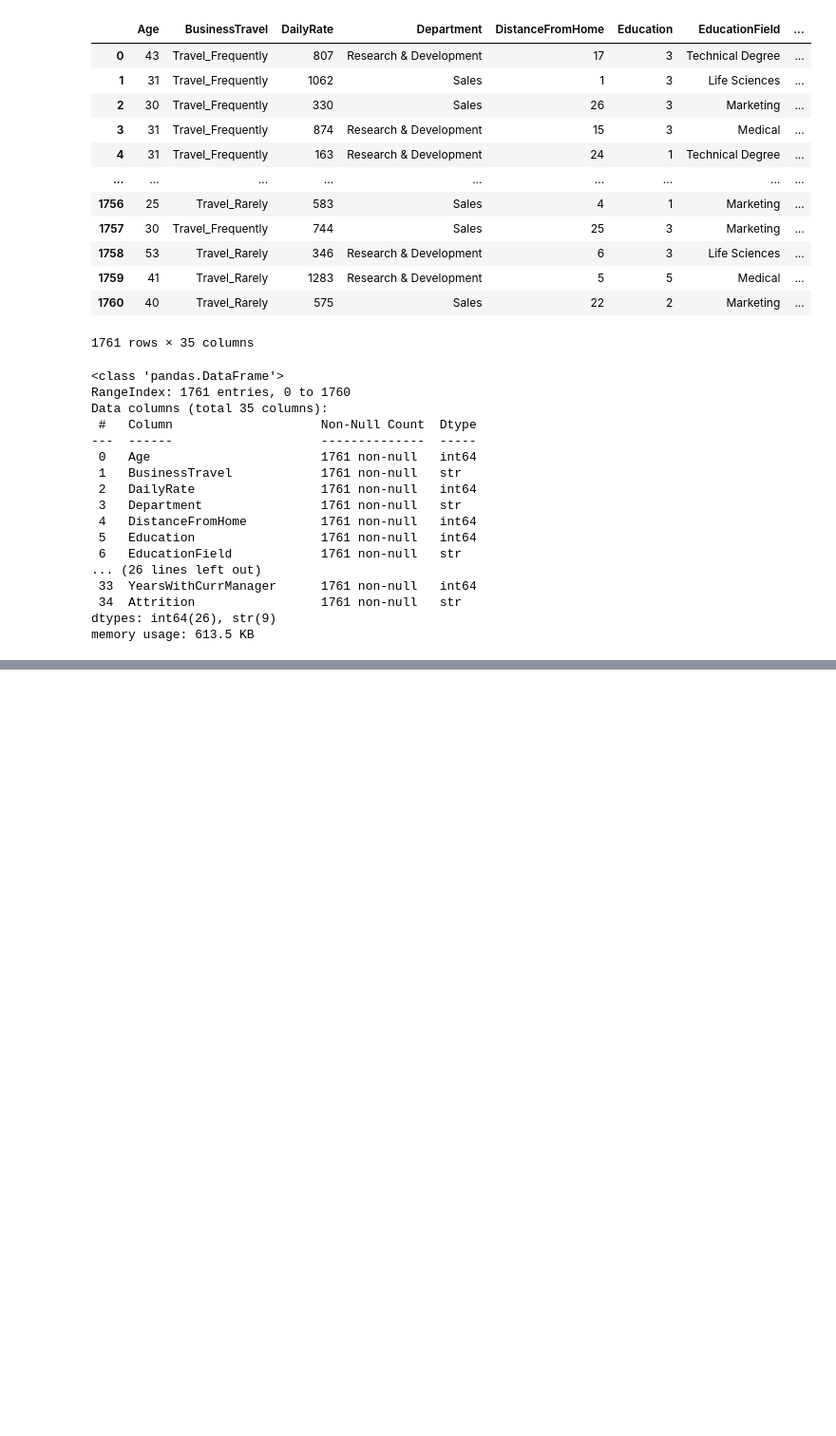
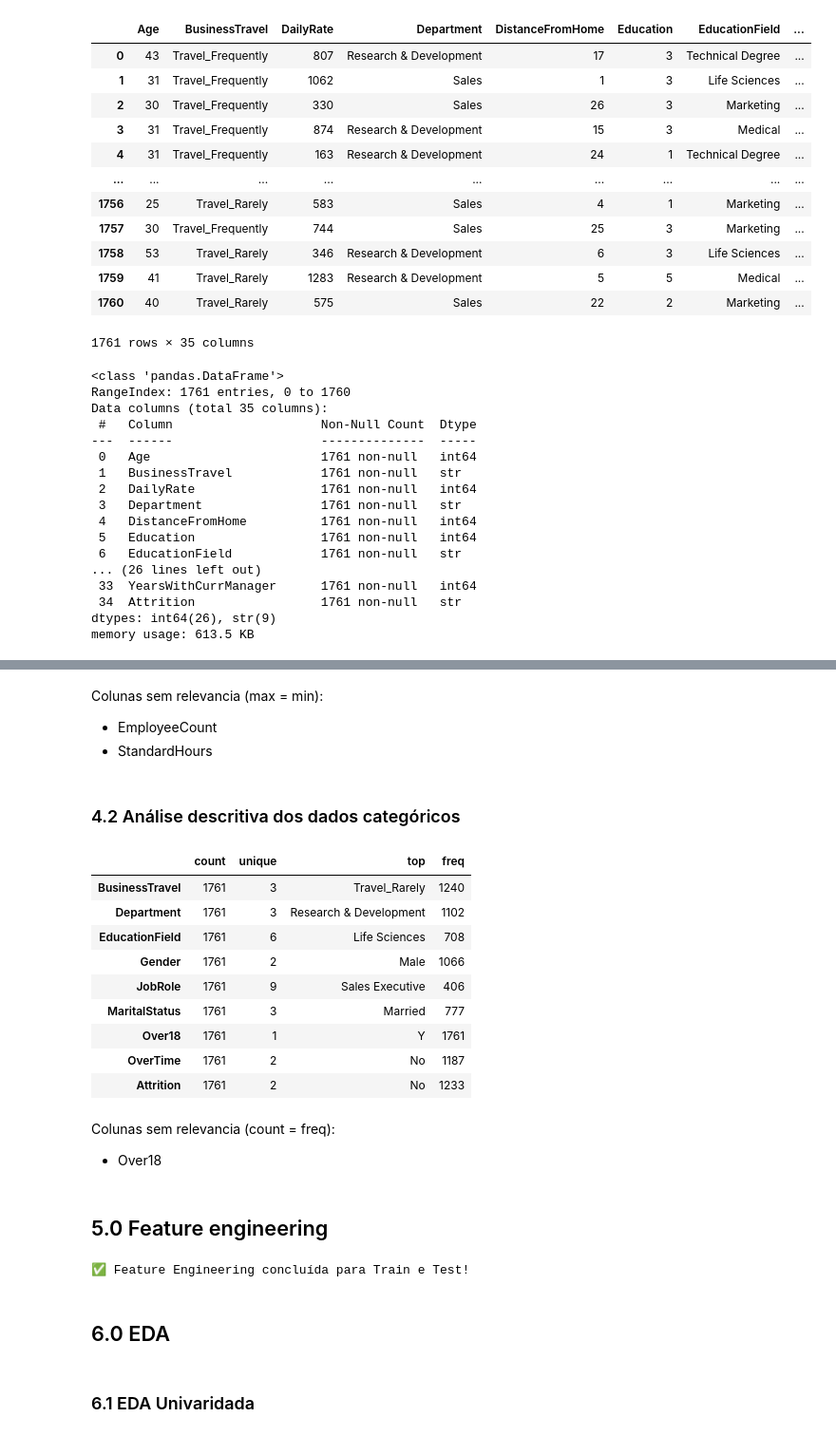
Before and after one commit to ChristianoDS/turnover_project, a Jupyter notebook: src/qualidade_dados_turnover.ipynb, the cells around one changed output, grey strips where cells are left out. Shown at 95% size. Saved outputs shown, nothing was run; the diff lists cells and outputs as text; code cells hidden in the pictures; blank space fills up the shorter version.

```diff
--- a/src/qualidade_dados_turnover.ipynb
+++ b/src/qualidade_dados_turnover.ipynb
@@ -133,0 +148,76 @@ memory usage: 613.5 KB
+# %% [markdown]
+Colunas sem relevancia (max = min):
+- EmployeeCount
+- StandardHours
+# %% [markdown]
+### 4.2 Análise descritiva dos dados categóricos
+# %%
+# Atributos categóricos (object/str), incluindo a variável alvo 'Attrition'.
+cat_attributes = df1.select_dtypes(include=["object", "string"]).columns.tolist()
+
+df1[cat_attributes].describe().T
+# %% [output]
+|  | count | unique | top | freq |
+| BusinessTravel | 1761 | 3 | Travel_Rarely | 1240 |
+| Department | 1761 | 3 | Research & Development | 1102 |
+| EducationField | 1761 | 6 | Life Sciences | 708 |
+| Gender | 1761 | 2 | Male | 1066 |
+| JobRole | 1761 | 9 | Sales Executive | 406 |
+| MaritalStatus | 1761 | 3 | Married | 777 |
+| Over18 | 1761 | 1 | Y | 1761 |
+| OverTime | 1761 | 2 | No | 1187 |
+| Attrition | 1761 | 2 | No | 1233 |
+# %% [markdown]
+Colunas sem relevancia (count = freq):
+- Over18
+# %% [markdown]
+## 5.0 Feature engineering
+# %%
+# 1. Estabilidade e Fidelidade
+for df_ in [df_train, df_test]:
+    df_['CareerStability'] = df_['TotalWorkingYears'] / (df_['NumCompaniesWorked'] + 1)
+    df_['LoyaltyRatio'] = df_['YearsAtCompany'] / (df_['TotalWorkingYears'] + 1e-6)
+
+# 2. Renda Relativa (Mede frustração salarial por nível)
+median_income_per_level = df_train.groupby('JobLevel')['MonthlyIncome'].transform('median')
+df_train['IncomeRelativeToLevel'] = df_train['MonthlyIncome'] / median_income_per_level
+
+median_income_test = df_test.groupby('JobLevel')['MonthlyIncome'].transform('median')
+df_test['IncomeRelativeToLevel'] = df_test['MonthlyIncome'] / median_income_test
+
+# 3. Impacto de Deslocamento e Estagnação
+for df_ in [df_train, df_test]:
+    df_['CommuteImpact'] = df_['DistanceFromHome'] / (df_['MonthlyIncome'] + 1e-6)
+    df_['PromotionLag'] = df_['YearsSinceLastPromotion'] / (df_['YearsInCurrentRole'] + 1e-6)
+    df_['ManagerTrust'] = df_['YearsWithCurrManager'] / (df_['YearsAtCompany'] + 1e-6)
+
+# 4. Satisfação Consolidada
+for df_ in [df_train, df_test]:
+    df_['TotalSatisfactionScore'] = (df_['EnvironmentSatisfaction'] +
+                                     df_['JobSatisfaction'] +
+                                     df_['RelationshipSatisfaction'] +
+                                     df_['WorkLifeBalance'])
+
+# 5. Risco: Horas Extras com Baixo Envolvimento
+for df_ in [df_train, df_test]:
+    df_['OverTimeRisk'] = df_.apply(lambda x: 1 if (x['OverTime'] == 'Yes') and (x['JobInvolvement'] < 3) else 0, axis=1)
+
+# 6. Categórica: Ciclo de Vida
+for df_ in [df_train, df_test]:
+    df_['AgeGroup'] = df_['Age'].apply(lambda x: 'young' if x < 25 else ('adult' if x < 45 else 'senior'))
+
+# 7. Estabilidade Profissional (Variáveis Refinadas)
+for df_ in [df_train, df_test]:
+    df_['Stability_Ratio'] = df_['YearsAtCompany'] / (df_['TotalWorkingYears'] + 1e-5)
+    df_['Income_Age_Ratio'] = df_['MonthlyIncome'] / df_['Age']
+    df_['Manager_Loyalty'] = df_['YearsWithCurrManager'] / (df_['YearsAtCompany'] + 1e-5)
+
+df_train.fillna(0, inplace=True)
+df_test.fillna(0, inplace=True)
+print("✅ Feature Engineering concluída para Train e Test!")
+# %% [output]
+✅ Feature Engineering concluída para Train e Test!
+# %% [markdown]
+## 6.0 EDA
+# %% [markdown]
+### 6.1 EDA Univaridada
```
Also changed, not shown: parts of 15 cells of this notebook.
